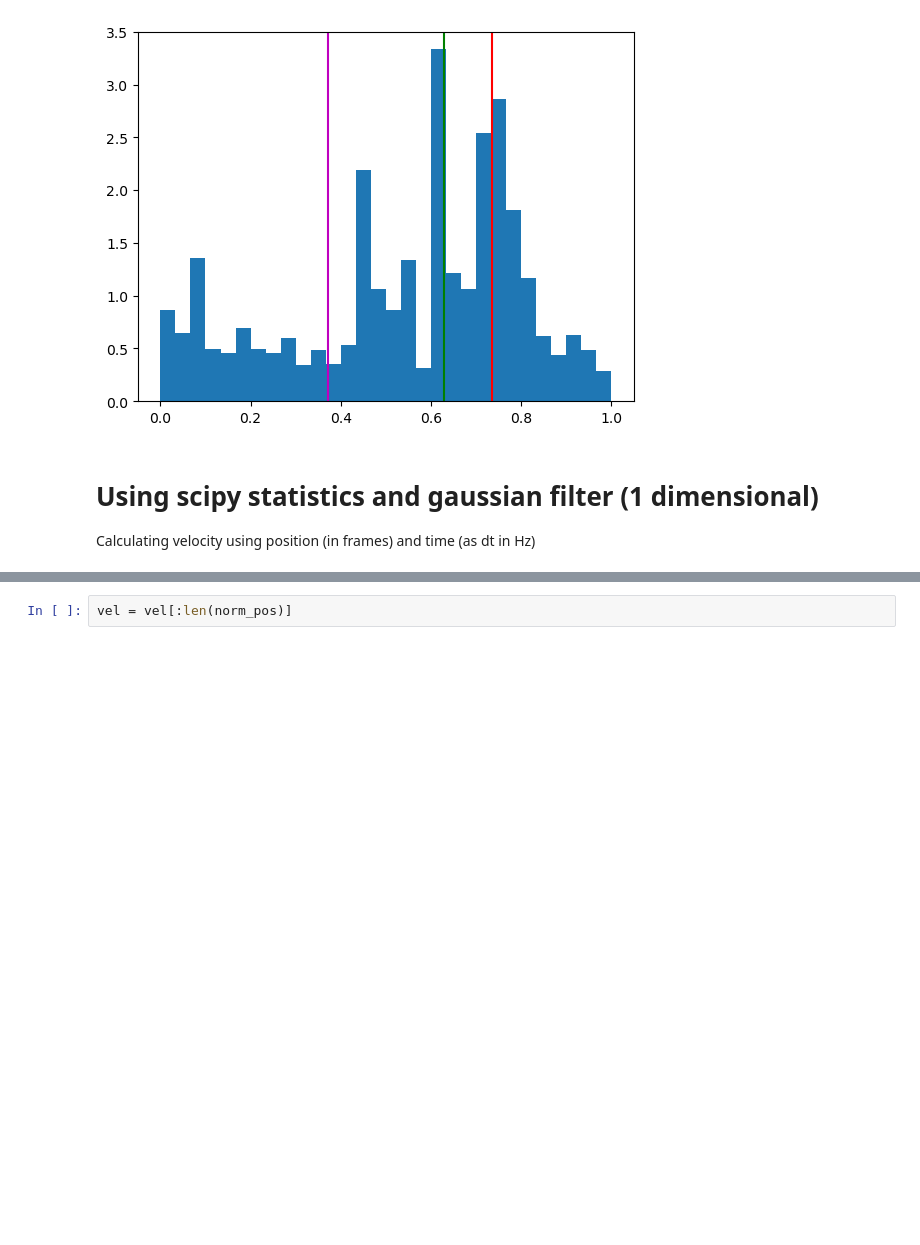
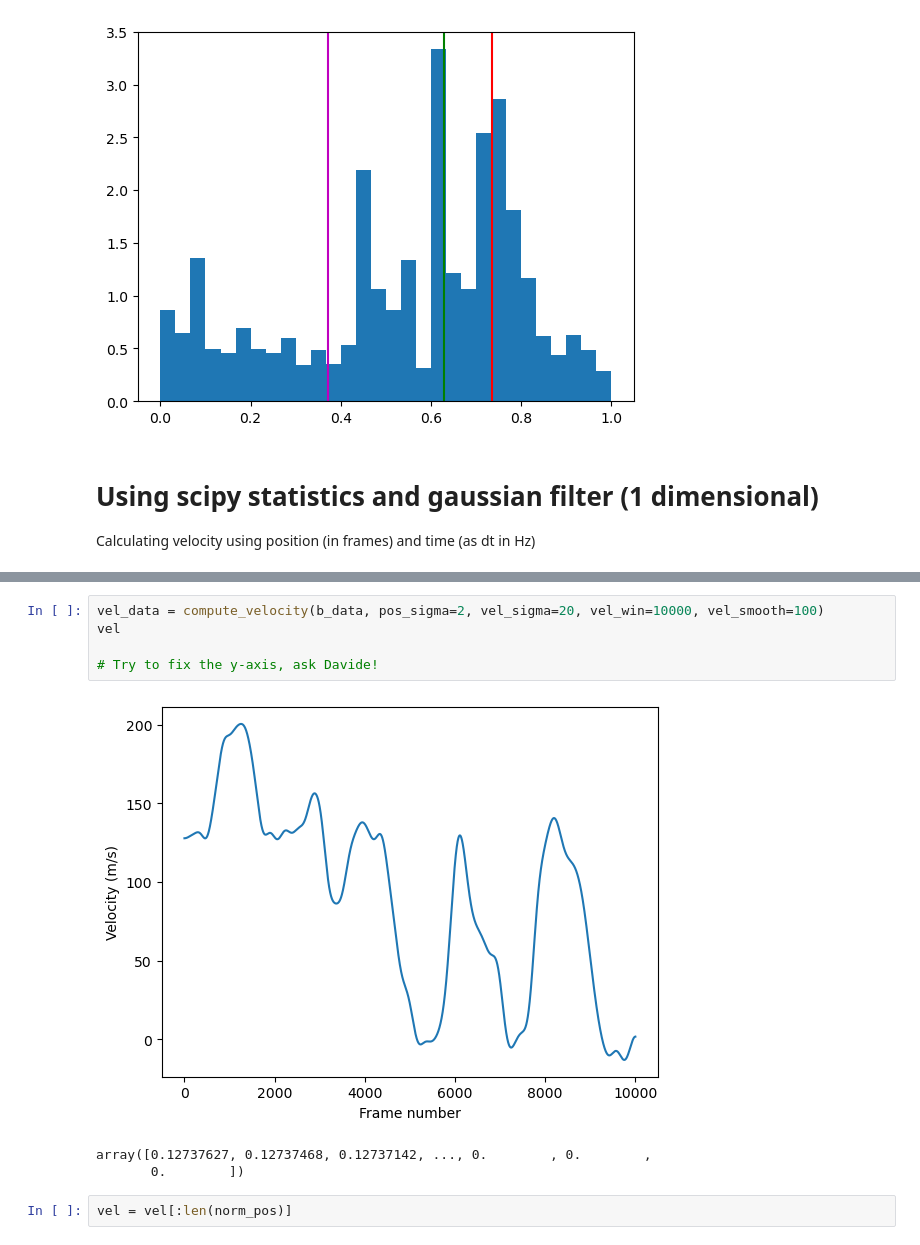
Before and after one commit to Marc-Mundo/Neurophysics_internship, a Jupyter notebook: notebooks/histogram_code.ipynb, the cells around one changed output, grey strips where cells are left out. Saved outputs shown, nothing was run; the diff lists cells and outputs as text; blank space fills up the shorter version.

```diff
--- a/notebooks/histogram_code.ipynb
+++ b/notebooks/histogram_code.ipynb
@@ -369,3 +439,12 @@ plt.plot(gaussian_filter1d(vel[:10000],100))
+# %%
+vel_data = compute_velocity(b_data, pos_sigma=2, vel_sigma=20, vel_win=10000, vel_smooth=100)
+vel
+
+# Try to fix the y-axis, ask Davide!
+# %% [output]
+[figure, added]
+array([0.12737627, 0.12737468, 0.12737142, ..., 0.        , 0.        ,
+       0.        ])
 # %%
 vel = vel[:len(norm_pos)]
 # %%
```
Also changed, not shown: parts of 28 cells of this notebook, 1 other file.
